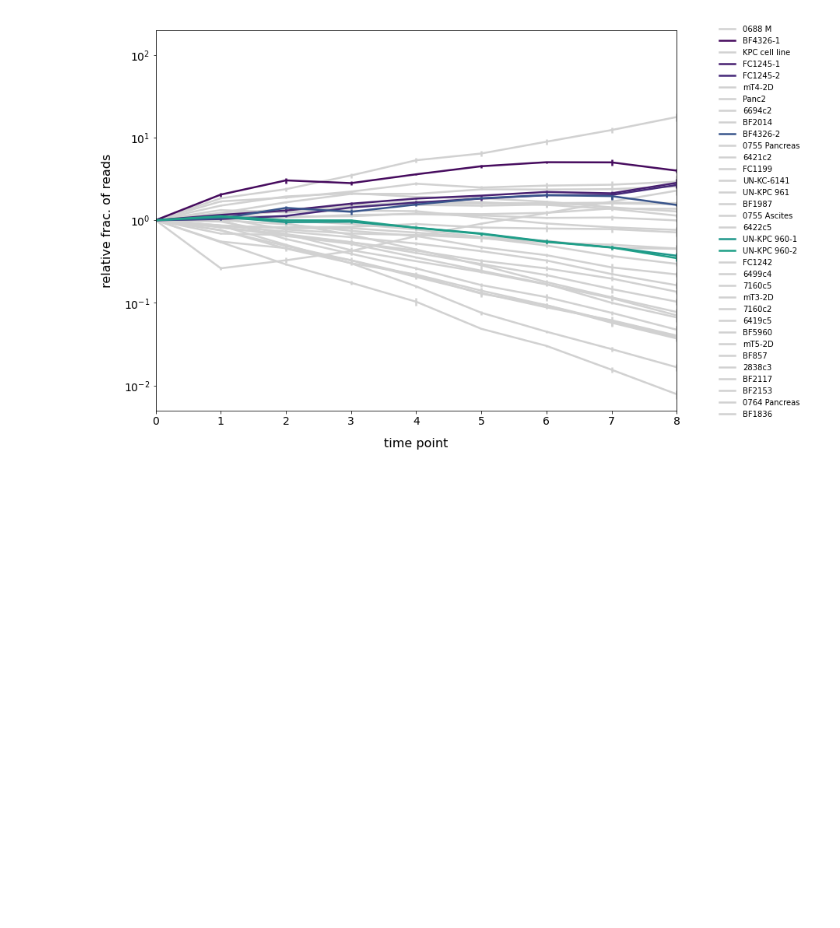
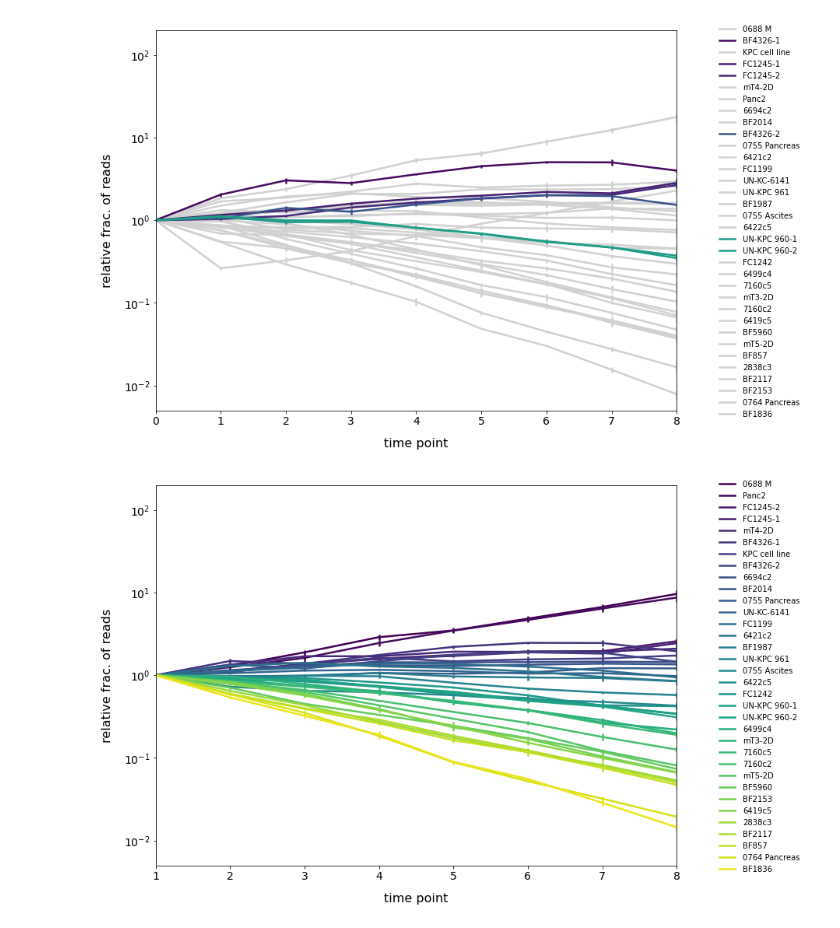
Before and after one commit to alyulina/metastatic-phenotypes, a Jupyter notebook: cell-line-level_in-vitro.ipynb, the cells around one changed output. Saved outputs shown, nothing was run; the diff lists cells and outputs as text; code cells hidden in the pictures; blank space fills up the shorter version.

```diff
--- a/cell-line-level_in-vitro.ipynb
+++ b/cell-line-level_in-vitro.ipynb
@@ -113,6 +109,7 @@ plt.figure(figsize=(12, 9));
 viridis = matplotlib.cm.ScalarMappable(norm=matplotlib.colors.Normalize(vmin=0, vmax=len(clIDs_ordered)),
                                        cmap=plt.get_cmap('viridis'))
 data = []
+data_t0 = []
 
 for count, i in enumerate(clIDs_ordered):
 
@@ -125,6 +122,7 @@ for count, i in enumerate(clIDs_ordered):
     plt.plot([0, 0], [0, 0], linewidth=2.5, color=viridis.to_rgba(count), label=clID_dict[i].replace('_', ' '))
 
     data.append([i, ys, errs])
+    data_t0.append([i, np.mean(cell_line_fracs_t[i][0])])
 
 plt.xticks([0, 1, 2, 3, 4, 5, 6, 7, 8], [0, 1, 2, 3, 4, 5, 6, 7, 8], size=14)
 plt.xlim(0, 8)
@@ -146,6 +144,10 @@ plt.legend(frameon=False, ncol=1, handletextpad=1, loc='upper right', bbox_to_an
 # with open('../Data/cell-line-level/in-vitro_t_data.txt', 'w+') as o:
 #     o.writelines(['clID\tmean, std at t=1\tmean, std at t=2\tmean, std at t=3\tmean, std at t=4\tmean, std at t=5\tmean, std at t=6\tmean, std at t=7\tmean, std at t=8\n'] +
 #                  [data[l][0] + '\t' + '\t'.join([', '.join(list(map(str, x))) for x in list(zip(data[l][1][1:], data[l][2][1:]))]) + '\n' for l in range(len(data))])
+
+# with open('../Data/cell-line-level/in-vitro_t0_data.txt', 'w+') as o:
+#     o.writelines(['clID\tavg. frac. at t=0'] +
+#                  [str(x[0]) + '\t' + str(x[1]) + '\n' for x in data_t0])
 # %% [output]
 [figure]
 # %%
@@ -188,3 +190,48 @@ plt.legend(frameon=False, ncol=1, handletextpad=1, loc='upper right', bbox_to_an
 # plt.savefig('../Data/cell-line-level/in_vitro_t_grey.png', dpi=300, bbox_inches='tight')
 # %% [output]
 [figure]
+# %%
+# ordering by the highest avg. count at the last time point relative to the t=1
+
+tmp = []
+for i in clIDs:
+    tmp.append([i, np.mean([x / np.mean(cell_line_fracs_t[i][1]) for x in cell_line_fracs_t[i][8]])])
+
+clIDs_ordered = [x[0] for x in sorted(tmp, key = lambda x: x[-1], reverse=True)]
+# %%
+plt.figure(figsize=(12, 9));
+
+viridis = matplotlib.cm.ScalarMappable(norm=matplotlib.colors.Normalize(vmin=0, vmax=len(clIDs_ordered)),
+                                       cmap=plt.get_cmap('viridis'))
+#data = []
+#data_t0 = []
+
+for count, i in enumerate(clIDs_ordered):
+
+    ys = [1] + [np.mean([y / np.mean(cell_line_fracs_t[i][1]) for y in cell_line_fracs_t[i][x]]) for x in range(2, 9)]
+    errs = [0] + [np.std([y / np.mean(cell_line_fracs_t[i][1]) for y in cell_line_fracs_t[i][x]]) for x in range(2, 9)]
+
+    plt.errorbar(range(1, 9), ys, errs, linewidth=2.5, color=viridis.to_rgba(count))
+
+    # for legend
+    plt.plot([0, 0], [0, 0], linewidth=2.5, color=viridis.to_rgba(count), label=clID_dict[i].replace('_', ' '))
+
+    #data.append([i, ys, errs])
+    #data_t0.append([i, np.mean(cell_line_fracs_t[i][0])])
+
+plt.xticks([1, 2, 3, 4, 5, 6, 7, 8], [1, 2, 3, 4, 5, 6, 7, 8], size=14)
+plt.xlim(1, 8)
+
+plt.yticks([1e-2, 1e-1, 1e0, 1e1, 1e2], [1e-2, 1e-1, 1e0, 1e1, 1e2], size=14)
+plt.yscale('log'); plt.minorticks_off();
+plt.ylim(5e-3, 2e2)
+
+plt.xlabel('time point', fontsize=16, labelpad=14);
+plt.ylabel('relative frac. of reads', fontsize=16, labelpad=14);
+
+# plt.title('in vitro', size=16, pad=14)
+plt.legend(frameon=False, ncol=1, handletextpad=1, loc='upper right', bbox_to_anchor=(1.25, 1.03));
+
+# plt.savefig('../Data/cell-line-level/in_vitro_t_norm_to_t=1.png', dpi=300, bbox_inches='tight')
+# %% [output]
+[figure, added]
```
Also changed, not shown: parts of 4 cells of this notebook.
